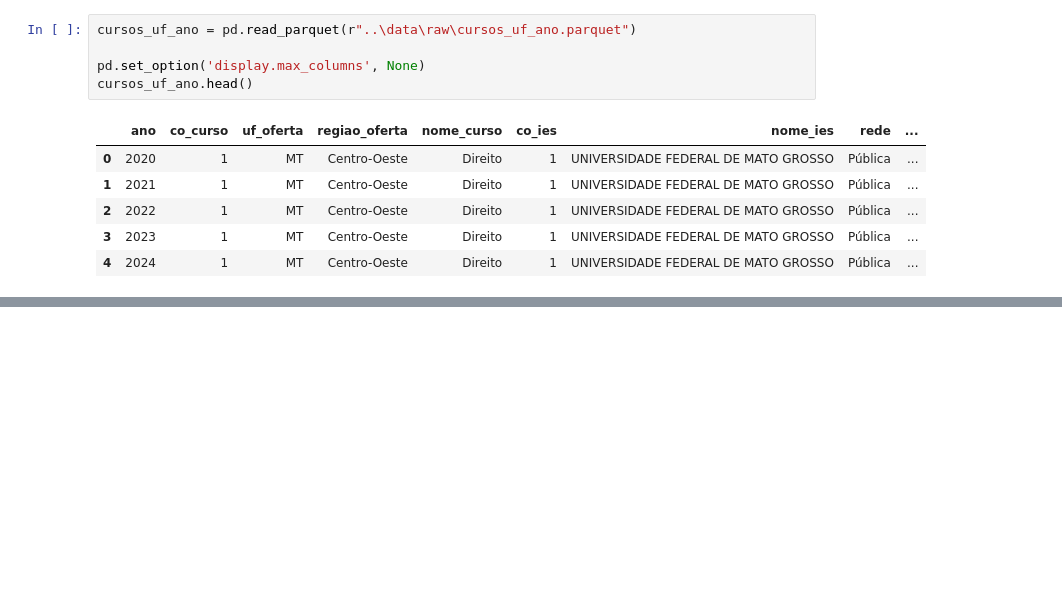
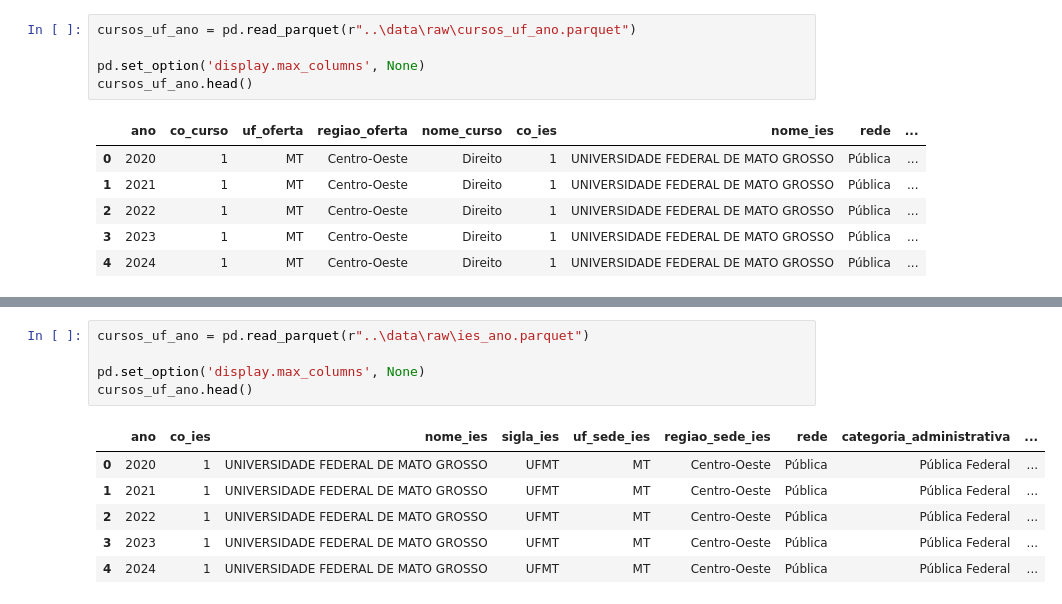
Before and after one commit to GustavoGarone/Datanautas-2026, a Jupyter notebook: notebooks/01_dicionario_de_dados.ipynb, the cells around one changed output, grey strips where cells are left out. Saved outputs shown, nothing was run; the diff lists cells and outputs as text; blank space fills up the shorter version.

```diff
--- a/notebooks/01_dicionario_de_dados.ipynb
+++ b/notebooks/01_dicionario_de_dados.ipynb
@@ -112,0 +150,12 @@ cursos_uf_ano.head()
+# %%
+cursos_uf_ano = pd.read_parquet(r"..\data\raw\ies_ano.parquet")
+
+pd.set_option('display.max_columns', None)
+cursos_uf_ano.head()
+# %% [output]
+|  | ano | co_ies | nome_ies | sigla_ies | uf_sede_ies | regiao_sede_ies | rede | categoria_administrativa | ... |
+| 0 | 2020 | 1 | UNIVERSIDADE FEDERAL DE MATO GROSSO | UFMT | MT | Centro-Oeste | Pública | Pública Federal | ... |
+| 1 | 2021 | 1 | UNIVERSIDADE FEDERAL DE MATO GROSSO | UFMT | MT | Centro-Oeste | Pública | Pública Federal | ... |
+| 2 | 2022 | 1 | UNIVERSIDADE FEDERAL DE MATO GROSSO | UFMT | MT | Centro-Oeste | Pública | Pública Federal | ... |
+| 3 | 2023 | 1 | UNIVERSIDADE FEDERAL DE MATO GROSSO | UFMT | MT | Centro-Oeste | Pública | Pública Federal | ... |
+| 4 | 2024 | 1 | UNIVERSIDADE FEDERAL DE MATO GROSSO | UFMT | MT | Centro-Oeste | Pública | Pública Federal | ... |
```
Also changed, not shown: parts of 19 cells of this notebook, 1 other file.
